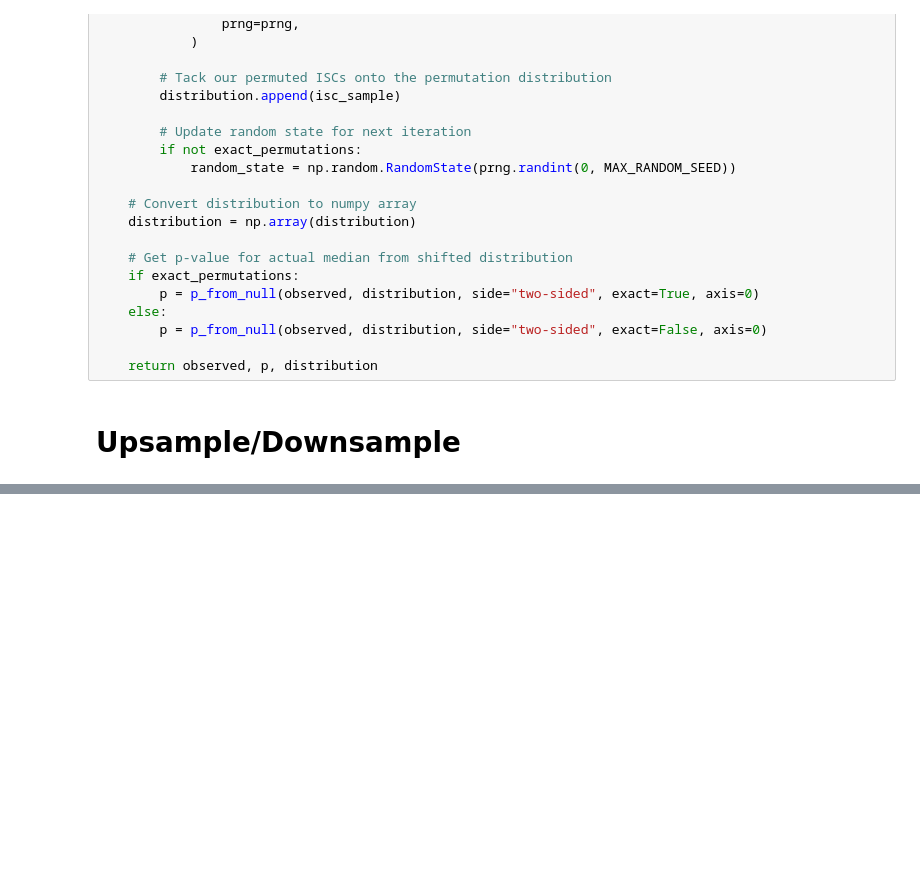
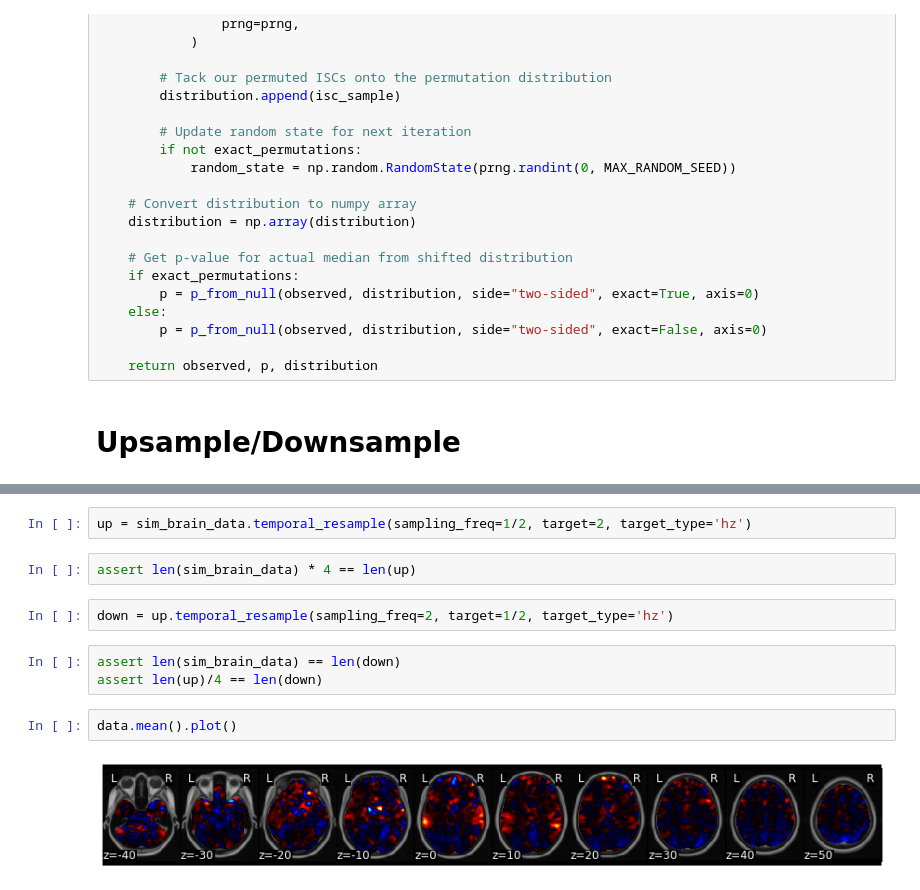
Before and after one commit to naturalistic-data-analysis/naturalistic_data_analysis, a Jupyter notebook: content/features/notebooks/Develop_ISC.ipynb, the cells around one changed output, grey strips where cells are left out. Saved outputs shown, nothing was run; the diff lists cells and outputs as text; blank space fills up the shorter version.

```diff
--- a/content/features/notebooks/Develop_ISC.ipynb
+++ b/content/features/notebooks/Develop_ISC.ipynb
@@ -1711,0 +2043,13 @@ data = data[:500]
+# %%
+up = sim_brain_data.temporal_resample(sampling_freq=1/2, target=2, target_type='hz')
+# %%
+assert len(sim_brain_data) * 4 == len(up)
+# %%
+down = up.temporal_resample(sampling_freq=2, target=1/2, target_type='hz')
+# %%
+assert len(sim_brain_data) == len(down)
+assert len(up)/4 == len(down)
+# %%
+data.mean().plot()
+# %% [output]
+[figure, added]
```
Also changed, not shown: parts of 32 cells of this notebook, 49 other files.
